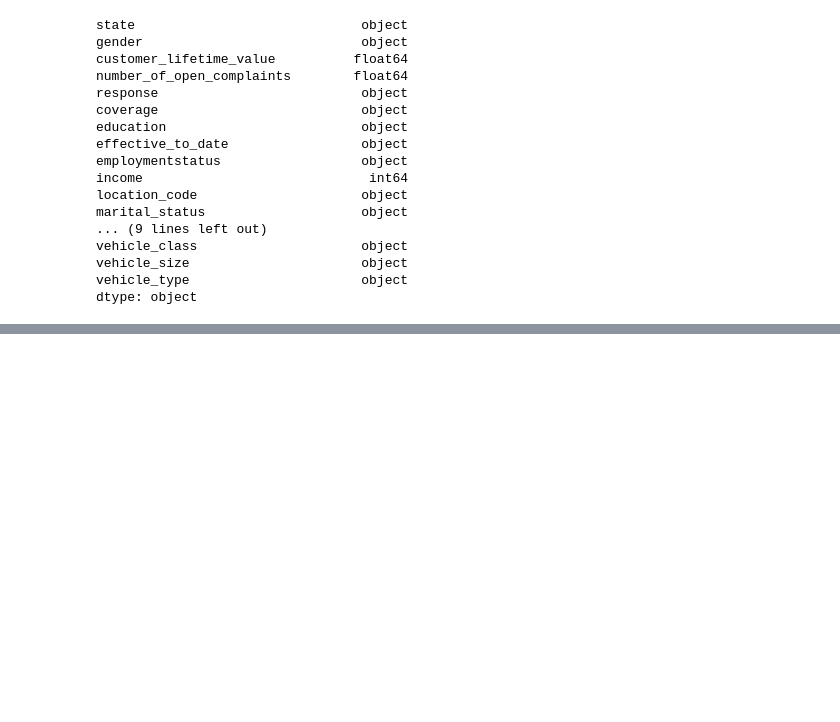
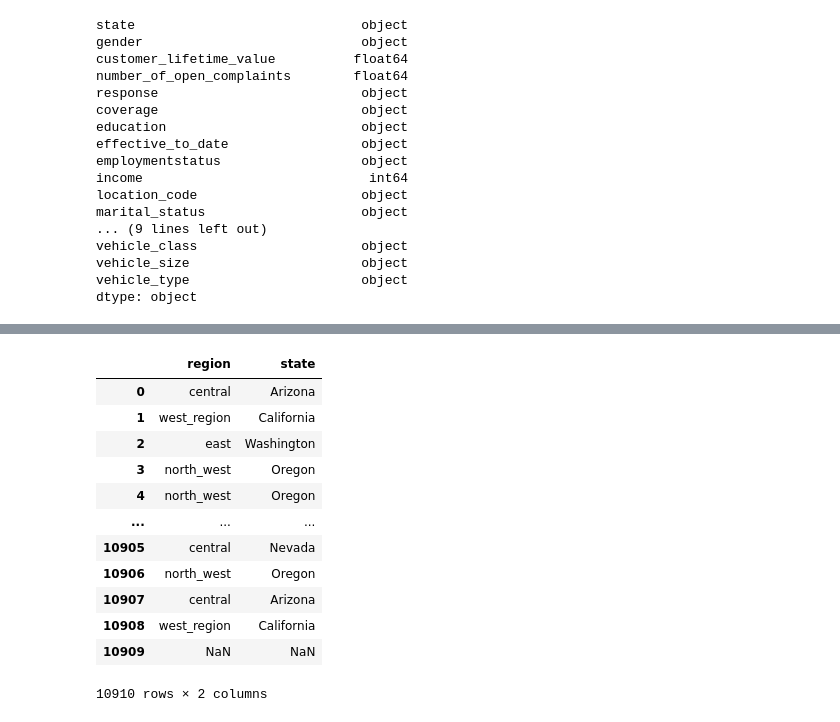
Before and after one commit to JuliaIron/IronJulia, a Jupyter notebook: Labs/9 Panda Case Study/Lab_Customer_Analysis_Case_Study_Round2.ipynb, the cells around one changed output, grey strips where cells are left out. Cells and saved outputs as stored; diff of their text form; code cells hidden in the pictures; blank space fills up the shorter version.

```diff
--- a/Labs/9 Panda Case Study/Lab_Customer_Analysis_Case_Study_Round2.ipynb
+++ b/Labs/9 Panda Case Study/Lab_Customer_Analysis_Case_Study_Round2.ipynb
@@ -201,0 +377,16 @@ dtype: object
+# %%
+df[["region", "state"]]
+# %% [output]
+|  | region | state |
+| 0 | central | Arizona |
+| 1 | west_region | California |
+| 2 | east | Washington |
+| 3 | north_west | Oregon |
+| 4 | north_west | Oregon |
+| ... | ... | ... |
+| 10905 | central | Nevada |
+| 10906 | north_west | Oregon |
+| 10907 | central | Arizona |
+| 10908 | west_region | California |
+| 10909 | NaN | NaN |
+10910 rows × 2 columns
```
Also changed, not shown: parts of 26 cells of this notebook.
